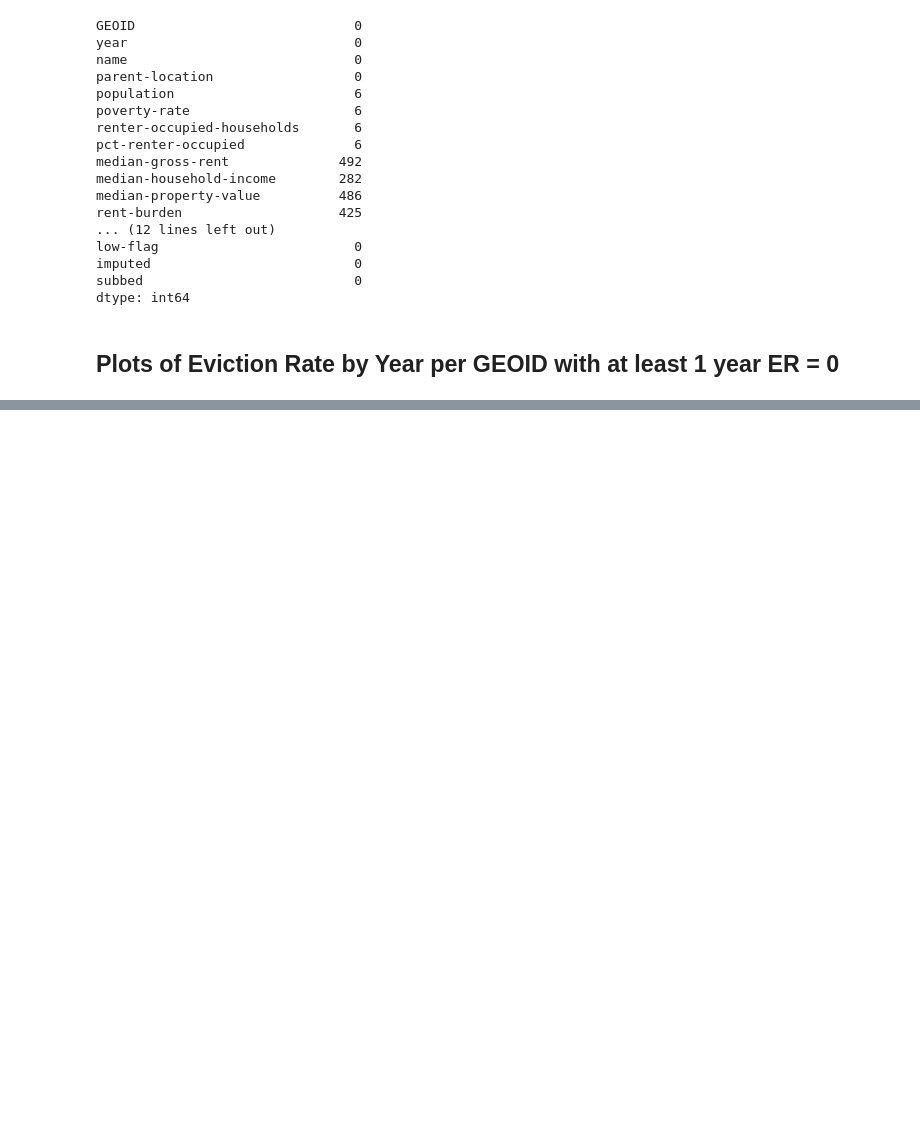
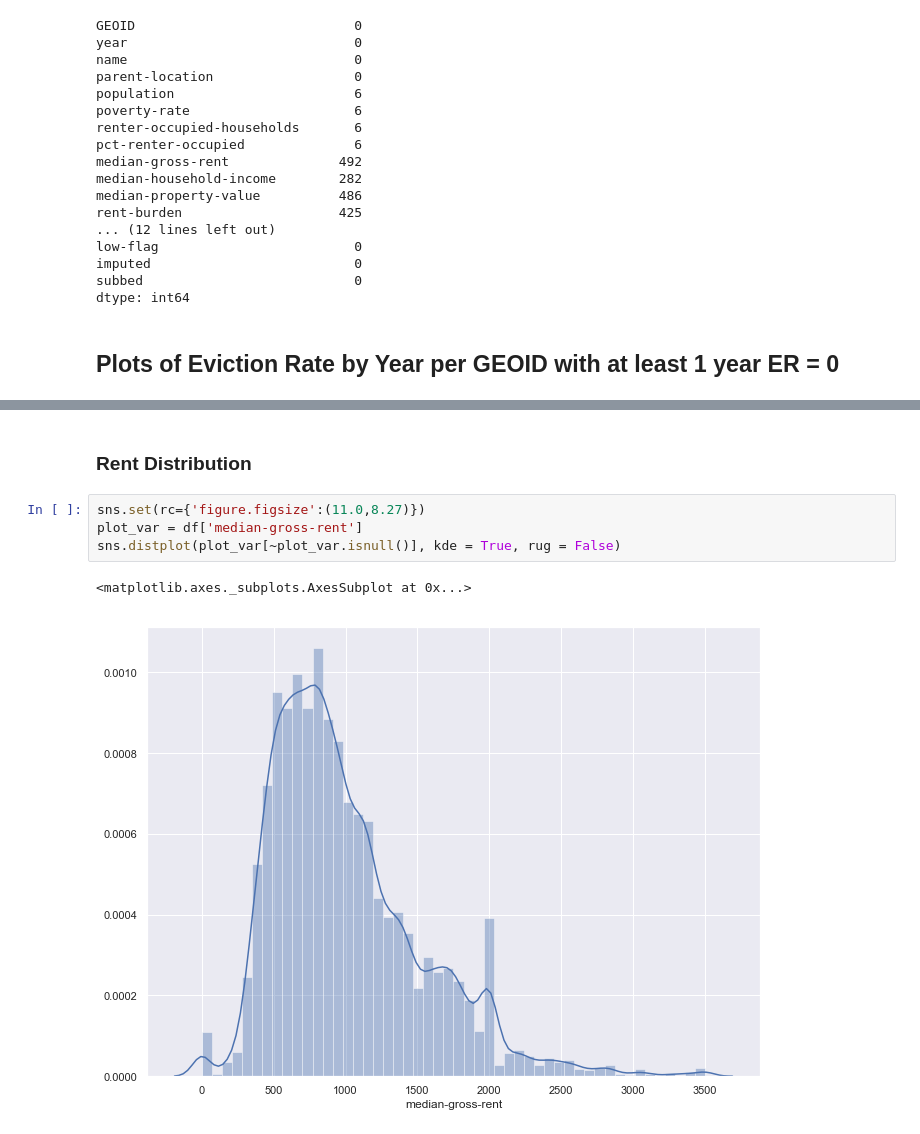
Before and after one commit to jamjensen/eviction-va, a Jupyter notebook: data-exploration.ipynb, the cells around one changed output, grey strips where cells are left out. Drawn from its saved outputs; the diff is of its cells as text; blank space fills up the shorter version.

Commit message:
added distributions

```diff
--- a/data-exploration.ipynb
+++ b/data-exploration.ipynb
@@ -96,0 +121,9 @@ for x in GEOIDS[:20]:
+# %% [markdown]
+### Rent Distribution
+# %%
+sns.set(rc={'figure.figsize':(11.0,8.27)})
+plot_var = df['median-gross-rent']
+sns.distplot(plot_var[~plot_var.isnull()], kde = True, rug = False)
+# %% [output]
+<matplotlib.axes._subplots.AxesSubplot at 0x...>
+[figure, added]
```
Also changed, not shown: parts of 13 cells of this notebook.
